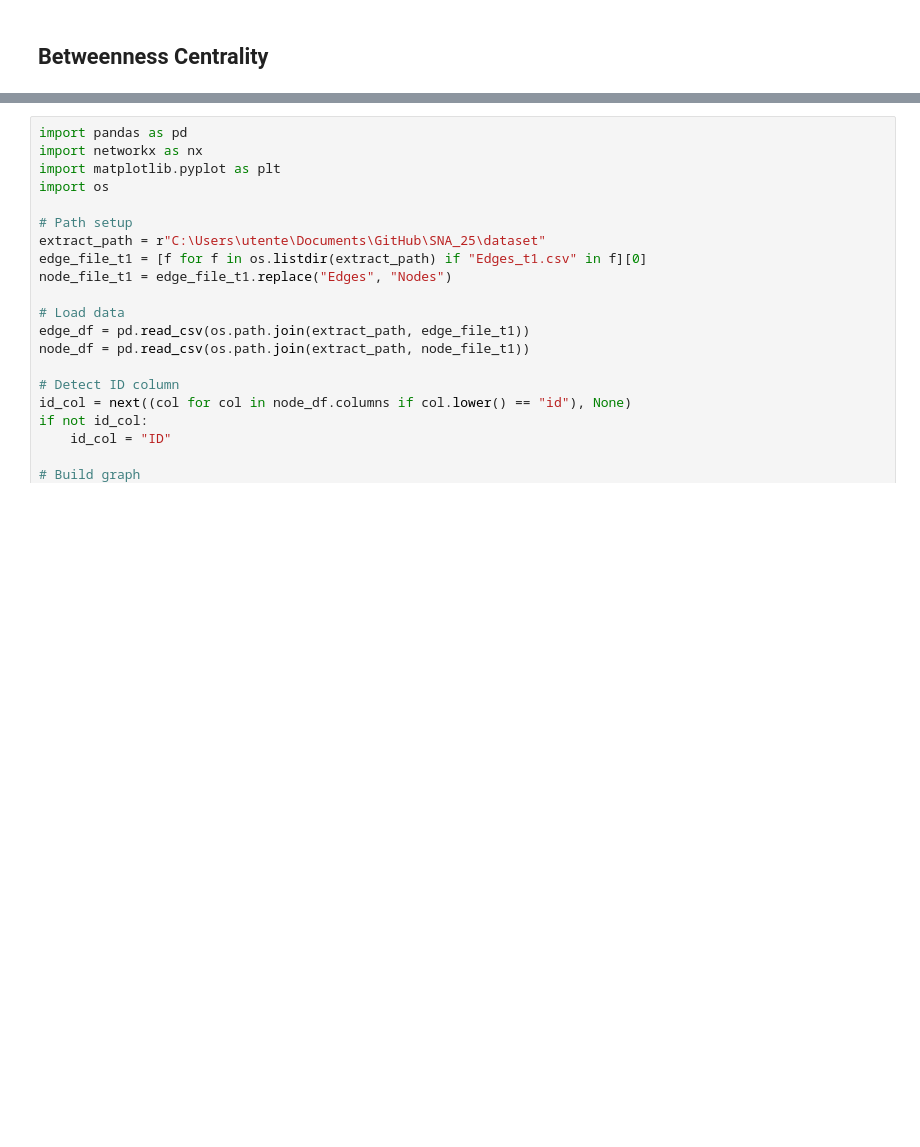
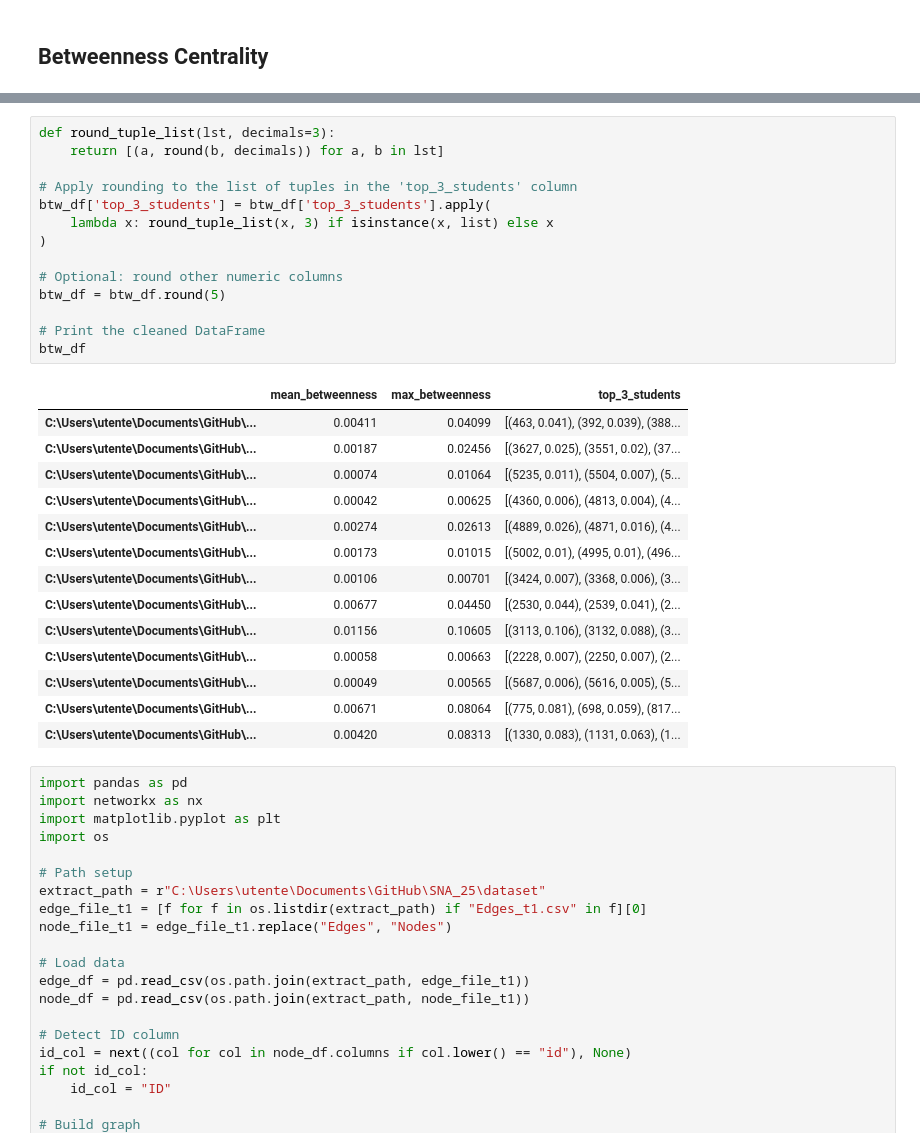
Before and after one commit to asalazar18s/SNA_25, a Jupyter notebook: metrics_IB.ipynb, the cells around one changed output, grey strips where cells are left out. Cells and saved outputs as stored; diff of their text form; blank space fills up the shorter version.

```diff
--- a/metrics_IB.ipynb
+++ b/metrics_IB.ipynb
@@ -320,3 +290,32 @@ btw_df
+# %%
+def round_tuple_list(lst, decimals=3):
+    return [(a, round(b, decimals)) for a, b in lst]
+
+# Apply rounding to the list of tuples in the 'top_3_students' column
+btw_df['top_3_students'] = btw_df['top_3_students'].apply(
+    lambda x: round_tuple_list(x, 3) if isinstance(x, list) else x
+)
+
+# Optional: round other numeric columns
+btw_df = btw_df.round(5)
+
+# Print the cleaned DataFrame
+btw_df
+# %% [output]
+|  | mean_betweenness | max_betweenness | top_3_students |
+| C:\Users\utente\Documents\GitHub\... | 0.00411 | 0.04099 | [(463, 0.041), (392, 0.039), (388... |
+| C:\Users\utente\Documents\GitHub\... | 0.00187 | 0.02456 | [(3627, 0.025), (3551, 0.02), (37... |
+| C:\Users\utente\Documents\GitHub\... | 0.00074 | 0.01064 | [(5235, 0.011), (5504, 0.007), (5... |
+| C:\Users\utente\Documents\GitHub\... | 0.00042 | 0.00625 | [(4360, 0.006), (4813, 0.004), (4... |
+| C:\Users\utente\Documents\GitHub\... | 0.00274 | 0.02613 | [(4889, 0.026), (4871, 0.016), (4... |
+| C:\Users\utente\Documents\GitHub\... | 0.00173 | 0.01015 | [(5002, 0.01), (4995, 0.01), (496... |
+| C:\Users\utente\Documents\GitHub\... | 0.00106 | 0.00701 | [(3424, 0.007), (3368, 0.006), (3... |
+| C:\Users\utente\Documents\GitHub\... | 0.00677 | 0.04450 | [(2530, 0.044), (2539, 0.041), (2... |
+| C:\Users\utente\Documents\GitHub\... | 0.01156 | 0.10605 | [(3113, 0.106), (3132, 0.088), (3... |
+| C:\Users\utente\Documents\GitHub\... | 0.00058 | 0.00663 | [(2228, 0.007), (2250, 0.007), (2... |
+| C:\Users\utente\Documents\GitHub\... | 0.00049 | 0.00565 | [(5687, 0.006), (5616, 0.005), (5... |
+| C:\Users\utente\Documents\GitHub\... | 0.00671 | 0.08064 | [(775, 0.081), (698, 0.059), (817... |
+| C:\Users\utente\Documents\GitHub\... | 0.00420 | 0.08313 | [(1330, 0.083), (1131, 0.063), (1... |
 # %%
 import pandas as pd
 import networkx as nx
```
Also changed, not shown: parts of 6 cells of this notebook, 1 other file.
